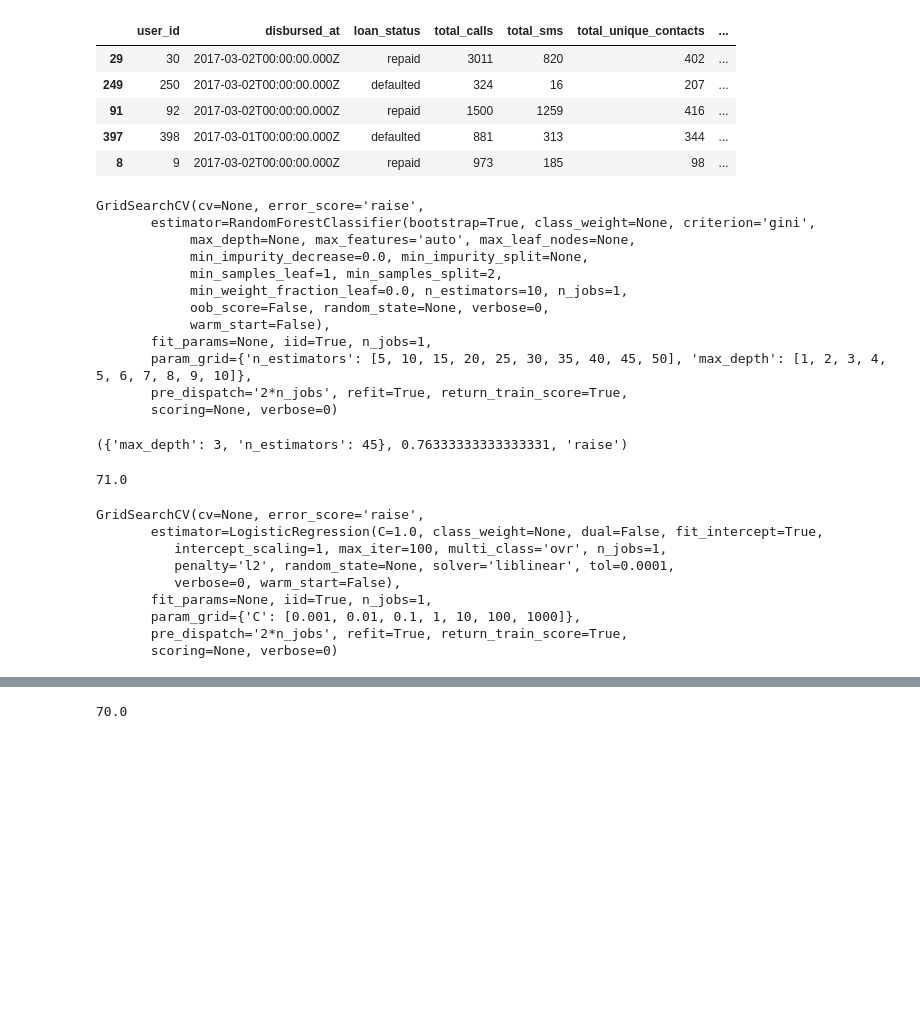
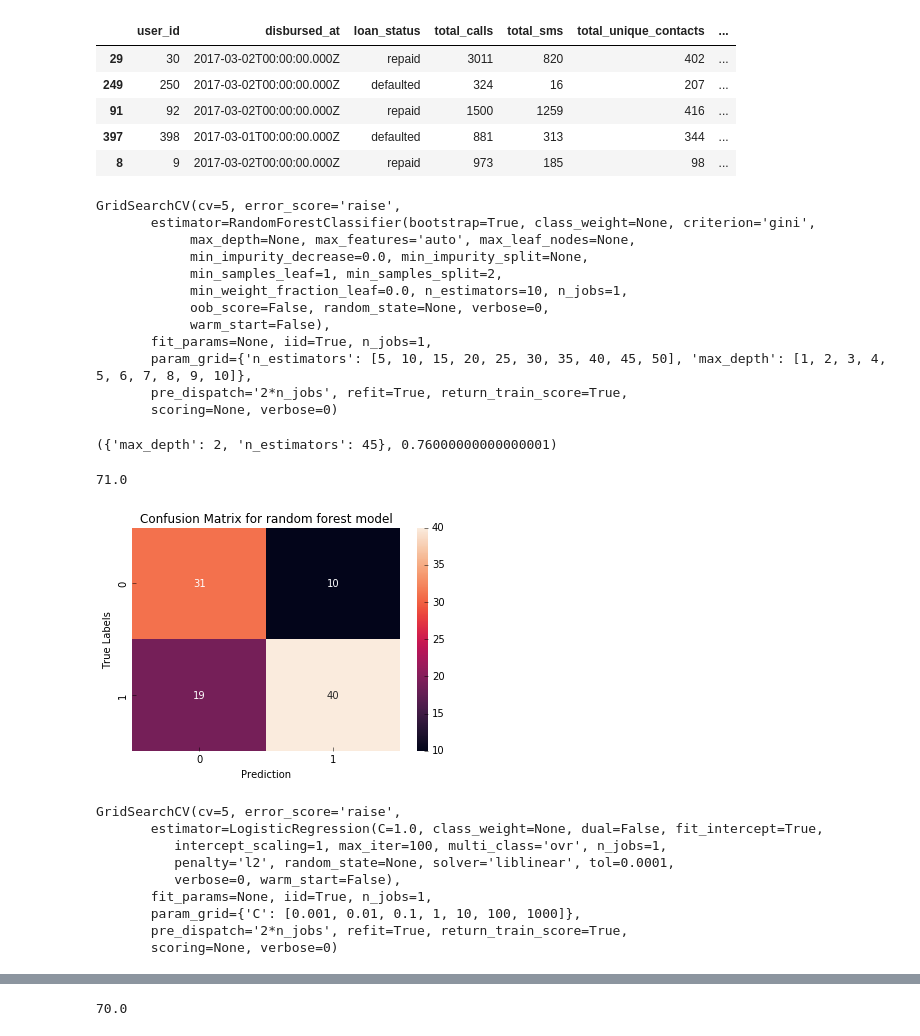
Before and after one commit to matthewmok/branch, a Jupyter notebook: 3_modeling.ipynb, the cells around one changed output, grey strips where cells are left out. Drawn from its saved outputs; the diff is of its cells as text; code cells hidden in the pictures; blank space fills up the shorter version.

Commit message:
added confusion matrix

```diff
--- a/3_modeling.ipynb
+++ b/3_modeling.ipynb
@@ -171,10 +171,10 @@ testX = df[['total_calls', 'total_sms', 'total_unique_contacts',
 testY = df['repaid'][300:].values
 # %%
 rf_parameters = {'n_estimators':range(5, 51, 5), 'max_depth':range(1,11)}
-rf_clf = GridSearchCV(RFC(), rf_parameters)
+rf_clf = GridSearchCV(RFC(), rf_parameters, cv = 5)
 rf_clf.fit(trainX, trainY)
 # %% [output]
-GridSearchCV(cv=None, error_score='raise',
+GridSearchCV(cv=5, error_score='raise',
        estimator=RandomForestClassifier(bootstrap=True, class_weight=None, criterion='gini',
             max_depth=None, max_features='auto', max_leaf_nodes=None,
             min_impurity_decrease=0.0, min_impurity_split=None,
@@ -189,19 +189,29 @@ GridSearchCV(cv=None, error_score='raise',
 # %%
 rf_clf.best_params_, rf_clf.best_score_
 # %% [output]
-({'max_depth': 3, 'n_estimators': 45}, 0.76333333333333331, 'raise')
+({'max_depth': 2, 'n_estimators': 45}, 0.76000000000000001)
 # %%
 pred = rf_clf.predict(testX)
 pred_proba = rf_clf.predict_proba(testX)
 sum(pred == testY)*100.0/len(testY)
 # %% [output]
 71.0
+# %%
+cm = confusion_matrix(testY, pred)
+sns.heatmap(cm, annot = True)
+plt.title('Confusion Matrix for random forest model')
+plt.ylabel('True Labels')
+plt.xlabel('Prediction')
+plt.savefig('../presentation/rf_confusion_matrix.png')
+plt.show()
+# %% [output]
+[figure, added]
 # %%
 logit_parameters = {'C':[10**i for i in range(-3, 4)]}
-logit_clf = GridSearchCV(LR(), logit_parameters)
+logit_clf = GridSearchCV(LR(), logit_parameters, cv = 5)
 logit_clf.fit(trainX, trainY)
 # %% [output]
-GridSearchCV(cv=None, error_score='raise',
+GridSearchCV(cv=5, error_score='raise',
        estimator=LogisticRegression(C=1.0, class_weight=None, dual=False, fit_intercept=True,
           intercept_scaling=1, max_iter=100, multi_class='ovr', n_jobs=1,
           penalty='l2', random_state=None, solver='liblinear', tol=0.0001,
```
Also changed, not shown: parts of 5 cells of this notebook.
